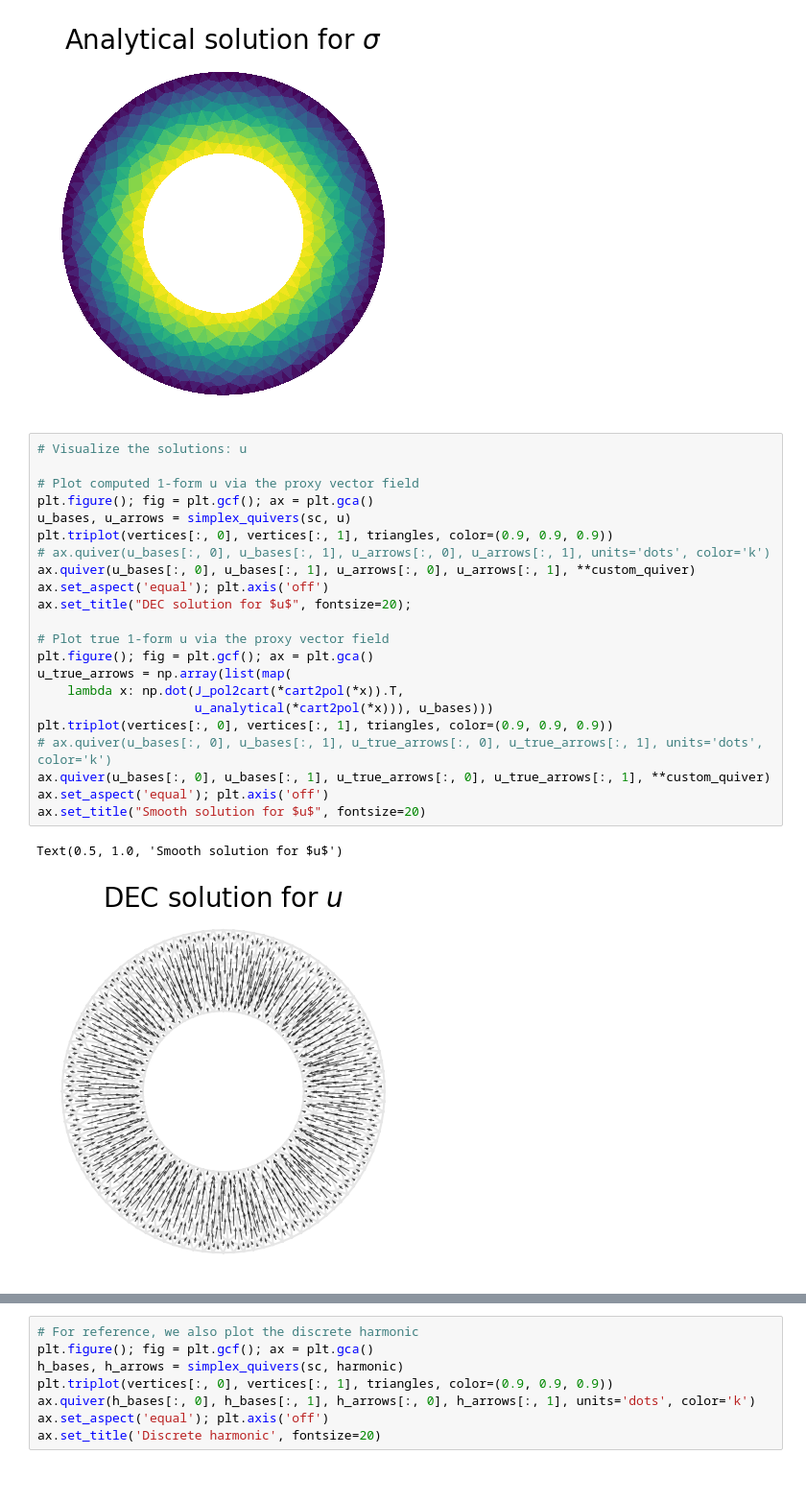
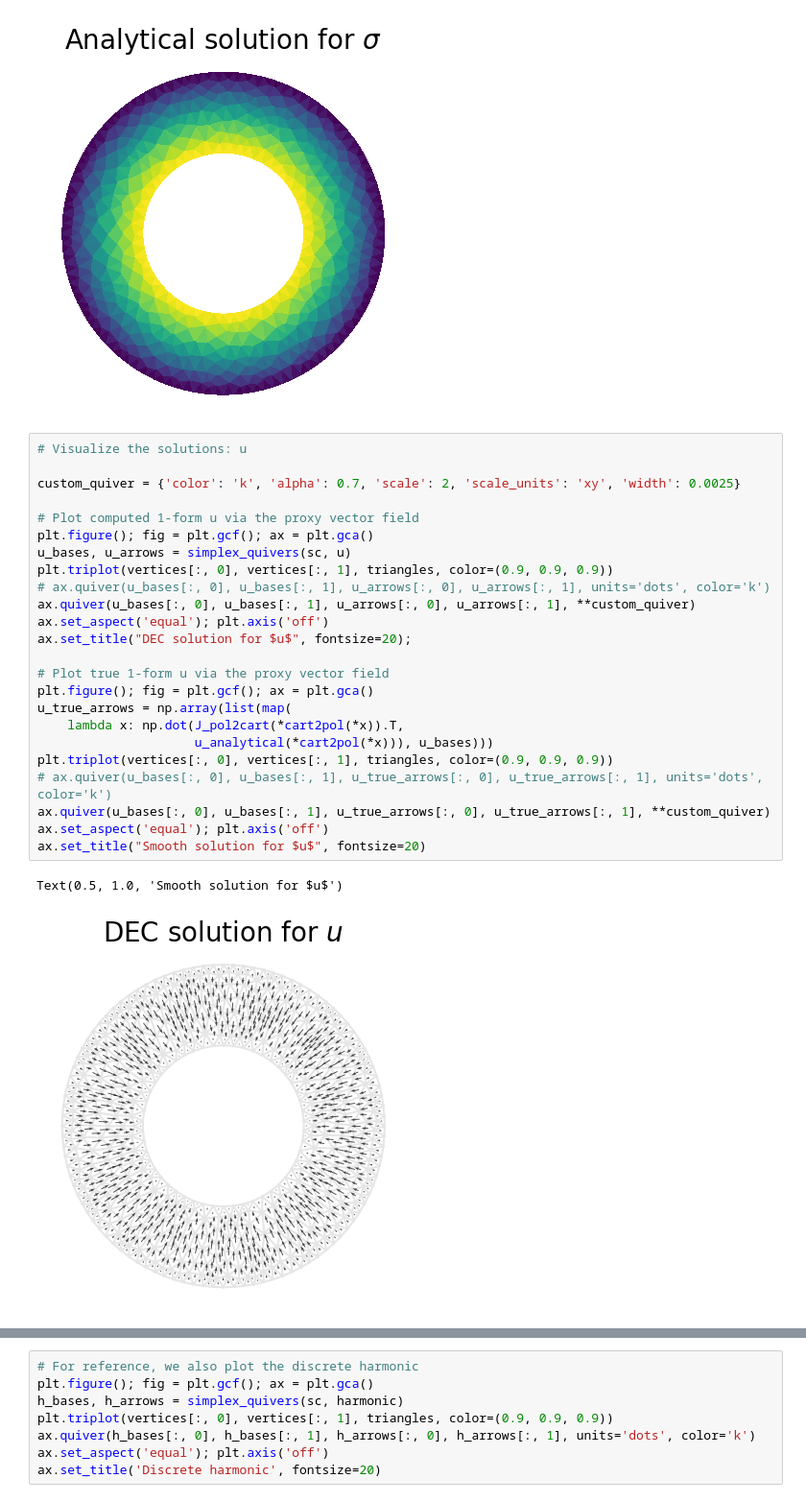
Before and after one commit to discrete-exterior-calculus/dec-icts-2025, a Jupyter notebook: PyDEC-intro.ipynb, the cells around one changed output, grey strips where cells are left out. Shown at 96% size. Saved outputs shown, nothing was run; the diff lists cells and outputs as text.

Commit message:
scale of vf changed during lecture

```diff
--- a/PyDEC-intro.ipynb
+++ b/PyDEC-intro.ipynb
@@ -641,26 +649,28 @@ ax.set_title(r'Analytical solution for $\sigma$', fontsize=20);
 [figure]
 # %%
 # Visualize the solutions: u
+
+custom_quiver = {'color': 'k', 'alpha': 0.7, 'scale': 2, 'scale_units': 'xy', 'width': 0.0025}
 
 # Plot computed 1-form u via the proxy vector field
 plt.figure(); fig = plt.gcf(); ax = plt.gca()
 u_bases, u_arrows = simplex_quivers(sc, u)
 plt.triplot(vertices[:, 0], vertices[:, 1], triangles, color=(0.9, 0.9, 0.9))
 # ax.quiver(u_bases[:, 0], u_bases[:, 1], u_arrows[:, 0], u_arrows[:, 1], units='dots', color='k')
 ax.quiver(u_bases[:, 0], u_bases[:, 1], u_arrows[:, 0], u_arrows[:, 1], **custom_quiver)
 ax.set_aspect('equal'); plt.axis('off')
 ax.set_title("DEC solution for $u$", fontsize=20);
 
 # Plot true 1-form u via the proxy vector field
 plt.figure(); fig = plt.gcf(); ax = plt.gca()
 u_true_arrows = np.array(list(map(
     lambda x: np.dot(J_pol2cart(*cart2pol(*x)).T,
                      u_analytical(*cart2pol(*x))), u_bases)))
 plt.triplot(vertices[:, 0], vertices[:, 1], triangles, color=(0.9, 0.9, 0.9))
 # ax.quiver(u_bases[:, 0], u_bases[:, 1], u_true_arrows[:, 0], u_true_arrows[:, 1], units='dots', color='k')
 ax.quiver(u_bases[:, 0], u_bases[:, 1], u_true_arrows[:, 0], u_true_arrows[:, 1], **custom_quiver)
 ax.set_aspect('equal'); plt.axis('off')
 ax.set_title("Smooth solution for $u$", fontsize=20)
 # %% [output]
 Text(0.5, 1.0, 'Smooth solution for $u$')
-[figure, old version]
+[figure, new version]
```
Also changed, not shown: parts of 3 cells of this notebook.
